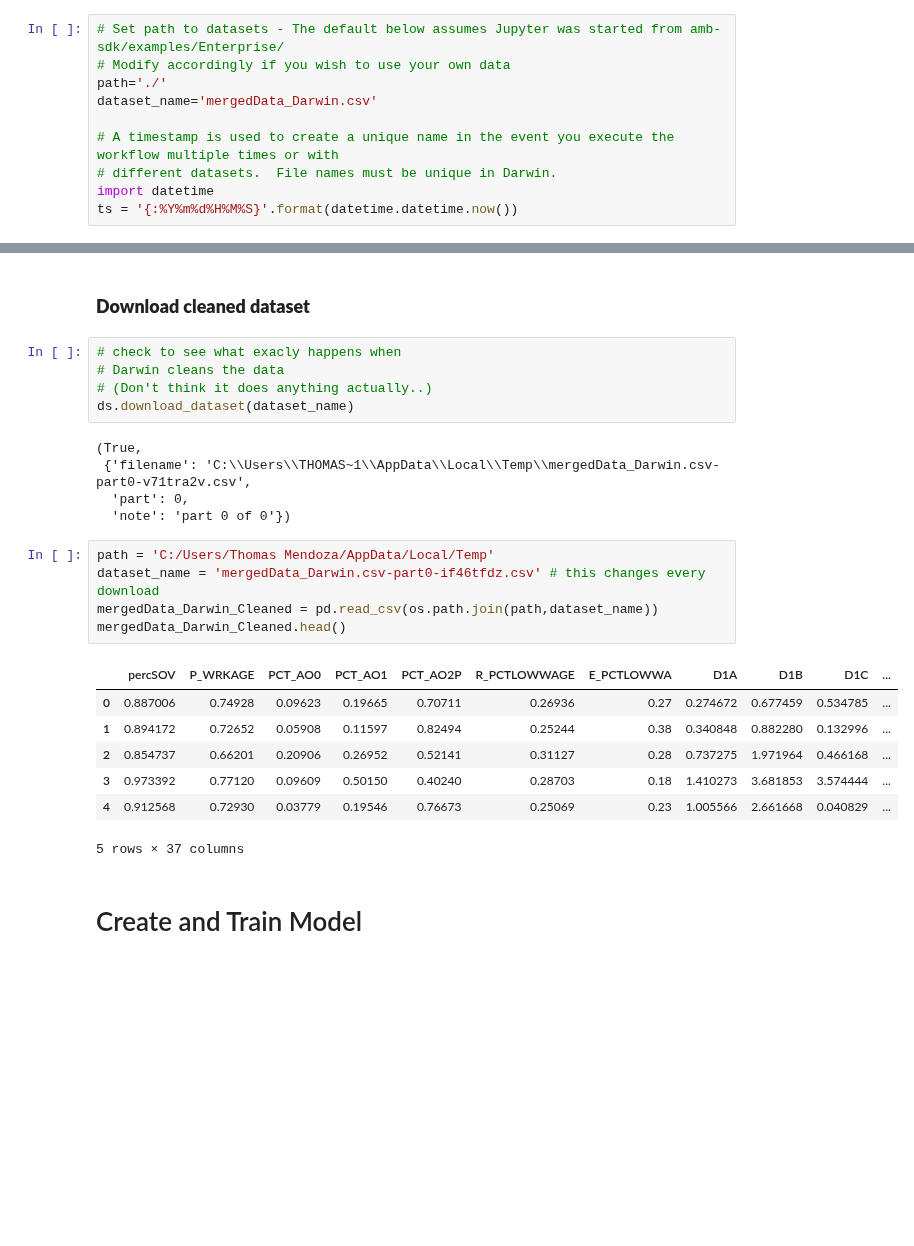
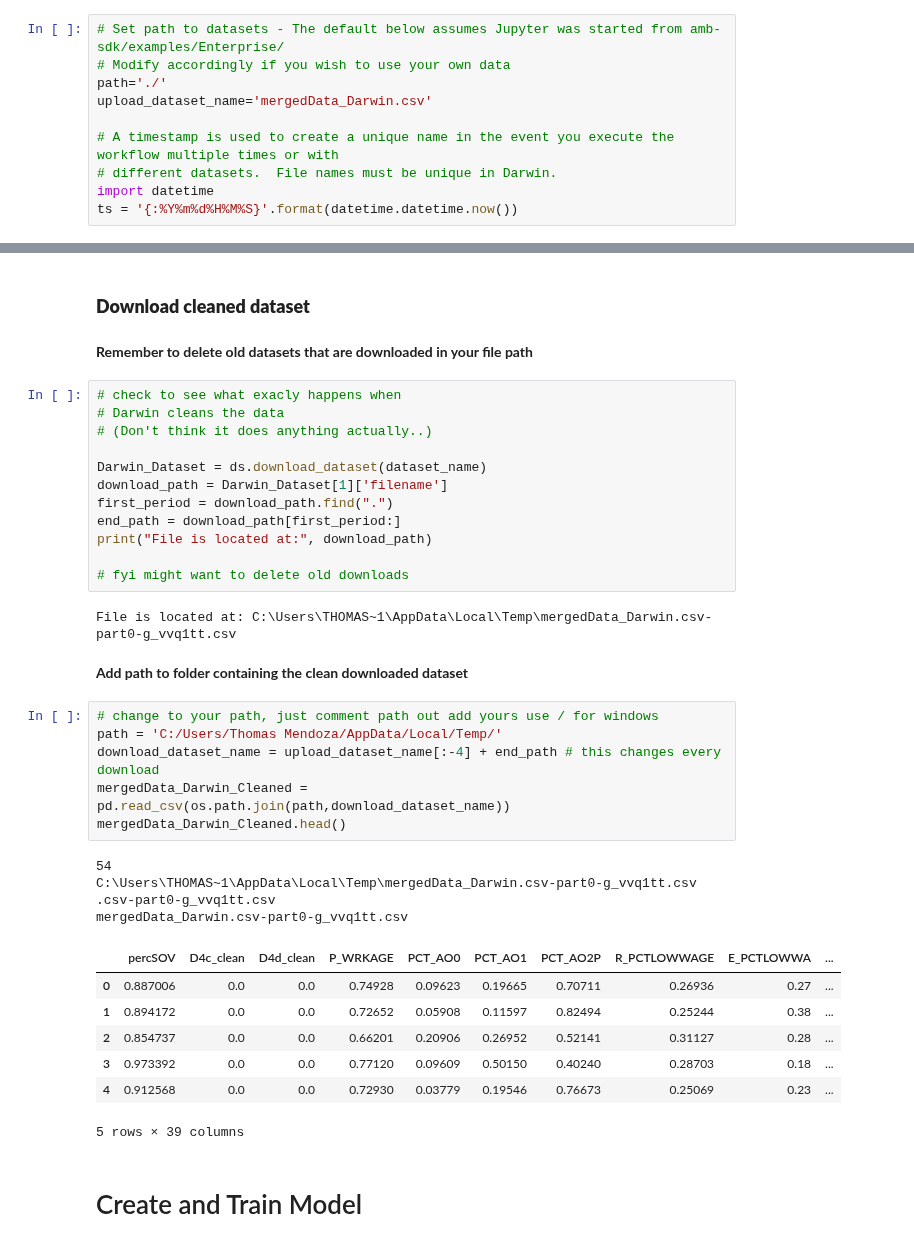
Before and after one commit to Mendez01/DarwinProject, a Jupyter notebook: DarwinProject.ipynb, the cells around one changed output, grey strips where cells are left out. Saved outputs shown, nothing was run; the diff lists cells and outputs as text; blank space fills up the shorter version.

```diff
--- a/DarwinProject.ipynb
+++ b/DarwinProject.ipynb
@@ -762,7 +802,7 @@ This might help Darwin from mixing up jobs and datasets
 # Set path to datasets - The default below assumes Jupyter was started from amb-sdk/examples/Enterprise/
 # Modify accordingly if you wish to use your own data
 path='./'
-dataset_name='mergedData_Darwin.csv'
+upload_dataset_name='mergedData_Darwin.csv'
 
 # A timestamp is used to create a unique name in the event you execute the workflow multiple times or with
 # different datasets.  File names must be unique in Darwin.
@@ -796,28 +839,41 @@ Job ID: ccfd431dac344369a968a7f8cdd7e3d0
 # %% [markdown]
 ### **Download cleaned dataset**
+# %% [markdown]
+**Remember to delete old datasets that are downloaded in your file path**
 # %%
 # check to see what exacly happens when
 # Darwin cleans the data
 # (Don't think it does anything actually..)
-ds.download_dataset(dataset_name)
+
+Darwin_Dataset = ds.download_dataset(dataset_name)
+download_path = Darwin_Dataset[1]['filename']
+first_period = download_path.find(".")
+end_path = download_path[first_period:]
+print("File is located at:", download_path)
+
+# fyi might want to delete old downloads
 # %% [output]
-(True,
- {'filename': 'C:\\Users\\THOMAS~1\\AppData\\Local\\Temp\\mergedData_Darwin.csv-part0-v71tra2v.csv',
-  'part': 0,
-  'note': 'part 0 of 0'})
+File is located at: C:\Users\THOMAS~1\AppData\Local\Temp\mergedData_Darwin.csv-part0-g_vvq1tt.csv
+# %% [markdown]
+**Add path to folder containing the clean downloaded dataset**
 # %%
-path = 'C:/Users/Thomas Mendoza/AppData/Local/Temp'
-dataset_name = 'mergedData_Darwin.csv-part0-if46tfdz.csv' # this changes every download
-mergedData_Darwin_Cleaned = pd.read_csv(os.path.join(path,dataset_name))
+# change to your path, just comment path out add yours use / for windows
+path = 'C:/Users/Thomas Mendoza/AppData/Local/Temp/'
+download_dataset_name = upload_dataset_name[:-4] + end_path # this changes every download
+mergedData_Darwin_Cleaned = pd.read_csv(os.path.join(path,download_dataset_name))
 mergedData_Darwin_Cleaned.head()
 # %% [output]
+54
+C:\Users\THOMAS~1\AppData\Local\Temp\mergedData_Darwin.csv-part0-g_vvq1tt.csv
+.csv-part0-g_vvq1tt.csv
+mergedData_Darwin.csv-part0-g_vvq1tt.csv
-|  | percSOV | P_WRKAGE | PCT_AO0 | PCT_AO1 | PCT_AO2P | R_PCTLOWWAGE | E_PCTLOWWA | D1A | D1B | D1C | ... |
-| 0 | 0.887006 | 0.74928 | 0.09623 | 0.19665 | 0.70711 | 0.26936 | 0.27 | 0.274672 | 0.677459 | 0.534785 | ... |
-| 1 | 0.894172 | 0.72652 | 0.05908 | 0.11597 | 0.82494 | 0.25244 | 0.38 | 0.340848 | 0.882280 | 0.132996 | ... |
-| 2 | 0.854737 | 0.66201 | 0.20906 | 0.26952 | 0.52141 | 0.31127 | 0.28 | 0.737275 | 1.971964 | 0.466168 | ... |
-| 3 | 0.973392 | 0.77120 | 0.09609 | 0.50150 | 0.40240 | 0.28703 | 0.18 | 1.410273 | 3.681853 | 3.574444 | ... |
-| 4 | 0.912568 | 0.72930 | 0.03779 | 0.19546 | 0.76673 | 0.25069 | 0.23 | 1.005566 | 2.661668 | 0.040829 | ... |
+|  | percSOV | D4c_clean | D4d_clean | P_WRKAGE | PCT_AO0 | PCT_AO1 | PCT_AO2P | R_PCTLOWWAGE | E_PCTLOWWA | ... |
+| 0 | 0.887006 | 0.0 | 0.0 | 0.74928 | 0.09623 | 0.19665 | 0.70711 | 0.26936 | 0.27 | ... |
+| 1 | 0.894172 | 0.0 | 0.0 | 0.72652 | 0.05908 | 0.11597 | 0.82494 | 0.25244 | 0.38 | ... |
+| 2 | 0.854737 | 0.0 | 0.0 | 0.66201 | 0.20906 | 0.26952 | 0.52141 | 0.31127 | 0.28 | ... |
+| 3 | 0.973392 | 0.0 | 0.0 | 0.77120 | 0.09609 | 0.50150 | 0.40240 | 0.28703 | 0.18 | ... |
+| 4 | 0.912568 | 0.0 | 0.0 | 0.72930 | 0.03779 | 0.19546 | 0.76673 | 0.25069 | 0.23 | ... |
-5 rows × 37 columns
+5 rows × 39 columns
 # %% [markdown]
 # Create and Train Model
 # %% [markdown]
```
Also changed, not shown: parts of 25 cells of this notebook.
